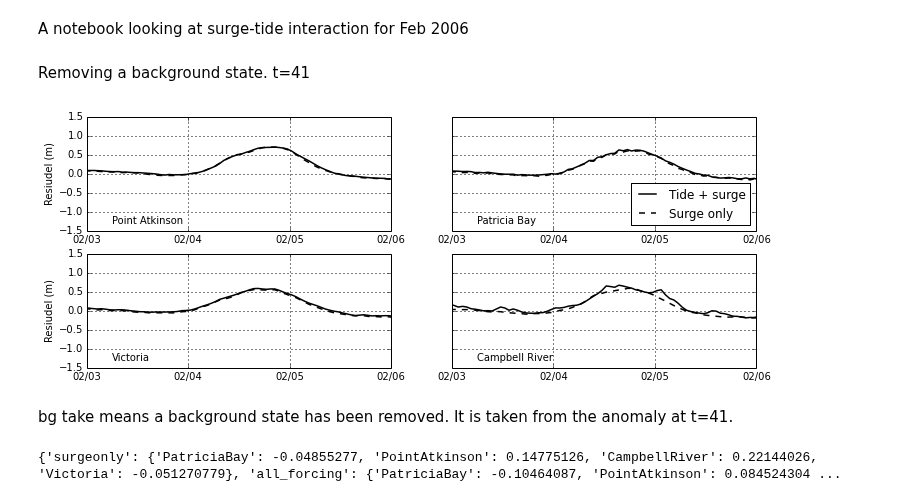
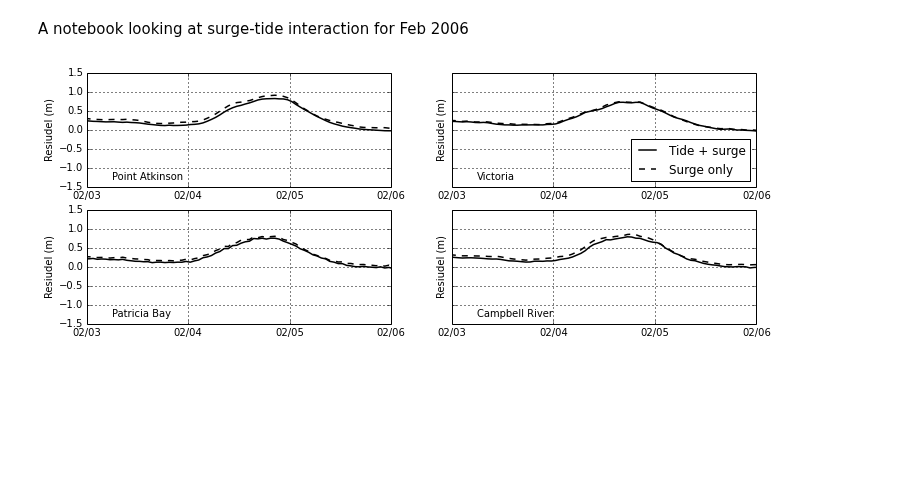
Before and after one commit to SalishSeaCast/storm-surge, a Jupyter notebook: FigureScripts/Feb 2006 surge-tide.ipynb, the cells around one changed output. Drawn from its saved outputs; the diff is of its cells as text; code cells hidden in the pictures; blank space fills up the shorter version.

Commit message:
Redid figure with new simulations

```diff
--- a/FigureScripts/Feb 2006 surge-tide.ipynb
+++ b/FigureScripts/Feb 2006 surge-tide.ipynb
@@ -19,8 +20,8 @@ from __future__ import division
 # %%
-path = '/data/nsoontie/MEOPAR/SalishSea/results/storm-surges/tide_fix/feb2006/'
+path = '/ocean/nsoontie/MEOPAR/SalishSea/results/storm-surges/final/feb2006/'
 
 
-runs = {'all_forcing','tidesonly','surgeonly'}
+runs = {'all_forcing','tidesonly','surge_only'}
 
 fUs={}; fVs={}; fTs={};
 
@@ -56,8 +57,6 @@ for run in runs:
         ts[run]=tlist
     [us[run], vs[run], lats[run], lons[run], tmps[run], sals[run], sshs[run]] = stormtools.combine_data(run_stations)
     run_stations={};
-# %% [markdown]
-Removing a background state. t=41
 # %%
 t = 41 #timestamp of background state
 depthlevel=0
@@ -77,3 +67,16 @@ for key in runs:
+# %%
+#observations etc
+
+start='31-Dec-2005'; end='02-Jan-2007'
+wlev_meas={}; ttide={}; msl={}
+
+
+for key in stations:
+    location=key
+    #filename for predictions
+    filename='/data/nsoontie/MEOPAR/analysis/storm_surges/data/'+location+'_t_tide_compare8_' +start+'_'+end+'.csv'
+    [ttide[key], msl[key]] = stormtools.load_tidal_predictions(filename)
+    wlev_meas[key] = stormtools.load_observations(start,end,location)
 # %%
 fig, axs = plt.subplots(2, 2, figsize=(20, 5), sharey=True)
 import matplotlib.dates as mdates
@@ -86,50 +89,38 @@ pylab.rc('font', **font)
 s='01-Feb-2006'; e='08-Feb-2006';
 unaware=datetime.datetime.strptime(s,"%d-%b-%Y")
 sdt = unaware.replace(tzinfo=pytz.timezone('utc'))
 unaware=datetime.datetime.strptime(e,"%d-%b-%Y")
 edt = unaware.replace(tzinfo=pytz.timezone('utc'))
 
 #axis limits
 s = '03-Feb-2006'; e='06-Feb-2006';
 unaware=datetime.datetime.strptime(s,"%d-%b-%Y")
 sax = unaware.replace(tzinfo=pytz.timezone('utc'))
 unaware=datetime.datetime.strptime(e,"%d-%b-%Y")
 eax = unaware.replace(tzinfo=pytz.timezone('utc'))
 
-sts1 = ['PointAtkinson','Victoria']; sts2=['PatriciaBay', 'CampbellRiver']
-proper1 = ['Point Atkinson','Victoria']; proper2 = ['Patricia Bay', 'Campbell River']
+sts = ['PointAtkinson','Victoria','PatriciaBay', 'CampbellRiver']
+proper = ['Point Atkinson','Victoria','Patricia Bay', 'Campbell River']
 lb=['Tide + surge', 'Surge only']
 
-for (ax,location,name) in zip(axs[:,0], sts1,proper1):
+for (ax,location,name) in zip(axs.flat, sts,proper):
     hfmt = mdates.DateFormatter('%m/%d')
-    ax.plot(ts['all_forcing'], sshs['all_forcing'][location][:,0,0]-sshs['tidesonly'][location][:,0,0]
-            -bg['all_forcing'][location], 'k-',label=lb[0],lw=1.5)
-    ax.plot(ts['surgeonly'], sshs['surgeonly'][location][:,0,0]-bg['surgeonly'][location], 'k--',label=lb[1],lw=1.5)
+    ax.plot(ts['all_forcing'], sshs['all_forcing'][location][:,0,0]-sshs['tidesonly'][location][:,0,0],
+            'k-',label=lb[0],lw=1.5)
+    ax.plot(ts['surge_only'], sshs['surge_only'][location][:,0,0], 'k--',label=lb[1],lw=1.5)
     ax.text(sax+timedelta(hours=6),-1.3,name,fontsize=10)
     ax.set_xlim([sax,eax])
     ax.set_ylim([-1.5,1.5])
     ax.grid(True,lw=1)
     ax.set_ylabel('Resiudel (m)')
     ax.xaxis.set_major_locator(mdates.DayLocator())
     ax.xaxis.set_major_formatter(hfmt)
 
 
-for (ax,location,name) in zip(axs[:,1], sts2,proper2):
-    hfmt = mdates.DateFormatter('%m/%d')
-    ax.plot(ts['all_forcing'], sshs['all_forcing'][location][:,0,0]-sshs['tidesonly'][location][:,0,0]
-            -bg['all_forcing'][location], 'k-',label=lb[0],lw=1.5)
-    ax.plot(ts['surgeonly'], sshs['surgeonly'][location][:,0,0]-bg['surgeonly'][location], 'k--',label=lb[1],lw=1.5)
-    ax.set_xlim([sax,eax])
-    ax.set_ylim([-1.5,1.5])
-    #ax.set_ylabel('Residual (m)')
-    ax.text(sax+timedelta(hours=6),-1.3,name,fontsize=10)
-    ax.xaxis.set_major_locator(mdates.DayLocator())
-    ax.xaxis.set_major_formatter(hfmt)
-    ax.grid(True,lw=1)
 
 axs[0,1].legend(loc=4)
 
 fig.set_size_inches(12,4.5)
 # %% [output]
-[figure, old version]
+[figure, new version]
 # %%
@@ -137,6 +127,0 @@ fig.savefig('feb2006_tidesurge_bg.pdf',bbox_inches='tight')
-# %% [markdown]
-bg take means a background state has been removed. It is taken from the anomaly at t=41.
-# %%
-print bg
-# %% [output]
-{'surgeonly': {'PatriciaBay': -0.04855277, 'PointAtkinson': 0.14775126, 'CampbellRiver': 0.22144026, 'Victoria': -0.051270779}, 'all_forcing': {'PatriciaBay': -0.10464087, 'PointAtkinson': 0.084524304 ...
```
Also changed, not shown: parts of 6 cells of this notebook, 1 other file.
